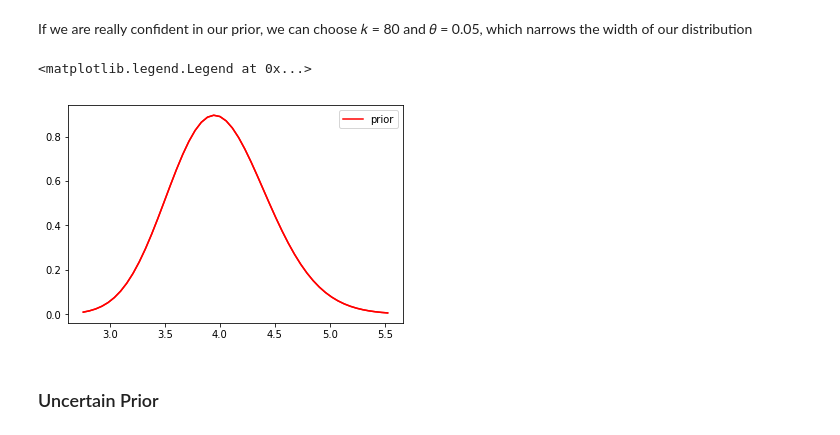
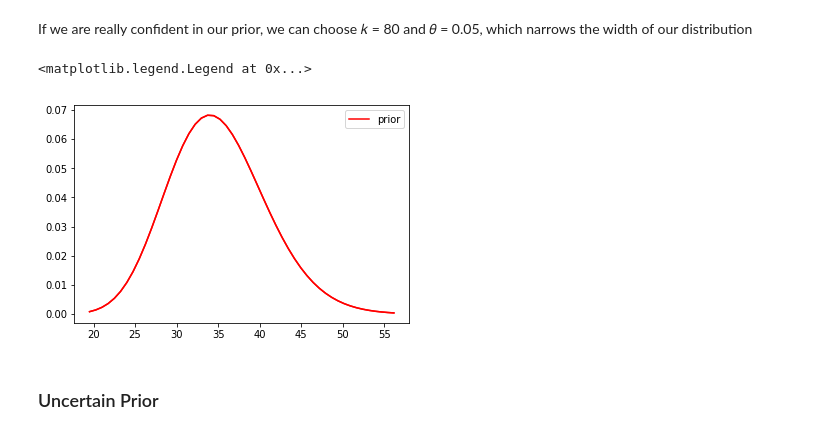
Before and after one commit to jvans1/bayesian_machine_learning, a Jupyter notebook: Conjugate Priors.ipynb, the cells around one changed output. Saved outputs shown, nothing was run; the diff lists cells and outputs as text; code cells hidden in the pictures.

```diff
--- a/Conjugate Priors.ipynb
+++ b/Conjugate Priors.ipynb
@@ -49,25 +49,20 @@ Where 𝚪 is the [gamma function](https://en.wikipedia.org/wiki/Gamma_function)
 # %% [markdown]
 If we are really confident in our prior, we can choose 𝑘 = 80 and 𝜃 = 0.05, which narrows the width of our distribution
 # %%
-𝑘 = 80
-𝜃 = 0.05
-#yields
-µ = 4
-
-confident_prior_shape = 80
-confident_prior_scale = 0.05
+confident_prior_shape = 35
+confident_prior_scale = 1
 
 confident_prior_x = np.linspace(gamma.ppf(0.001, confident_prior_shape, loc=0, scale=confident_prior_scale), gamma.ppf(0.999, confident_prior_shape, loc=0, scale=confident_prior_scale))
 confident_prior_y = gamma.pdf(confident_prior_x, confident_prior_shape, loc=0, scale=confident_prior_scale)
 
 fig, ax = plot.subplots(1, 1)
 confident_prior, = ax.plot(confident_prior_x, confident_prior_y, 'r-', label="prior")
 
 ax.plot(confident_prior_x, confident_prior_y, 'r-',label='gamma pdf')
 ax.legend(handles=[confident_prior])
 # %% [output]
 <matplotlib.legend.Legend at 0x...>
-[figure, old version]
+[figure, new version]
 # %% [markdown]
 ### Uncertain Prior
 # %% [markdown]
```
